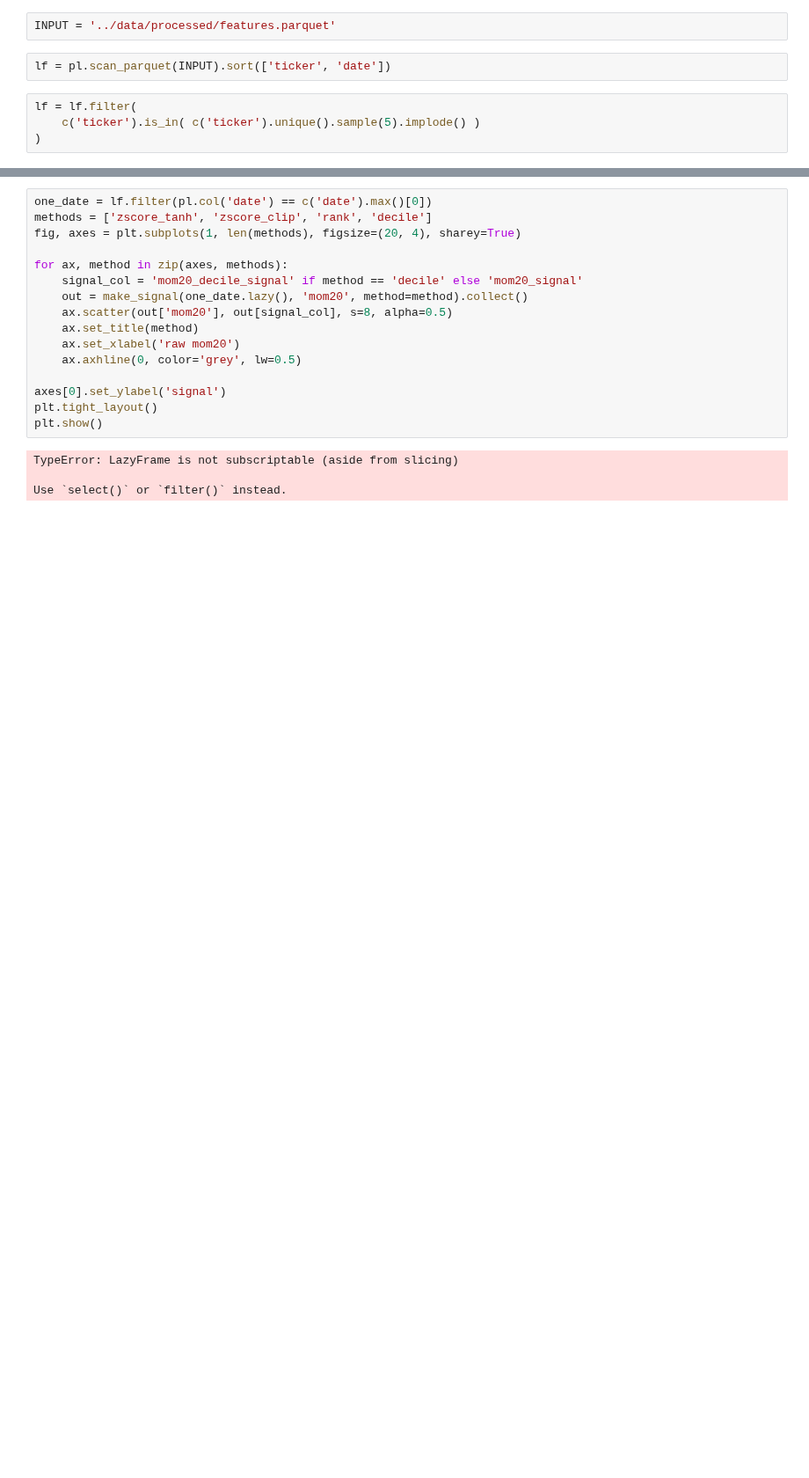
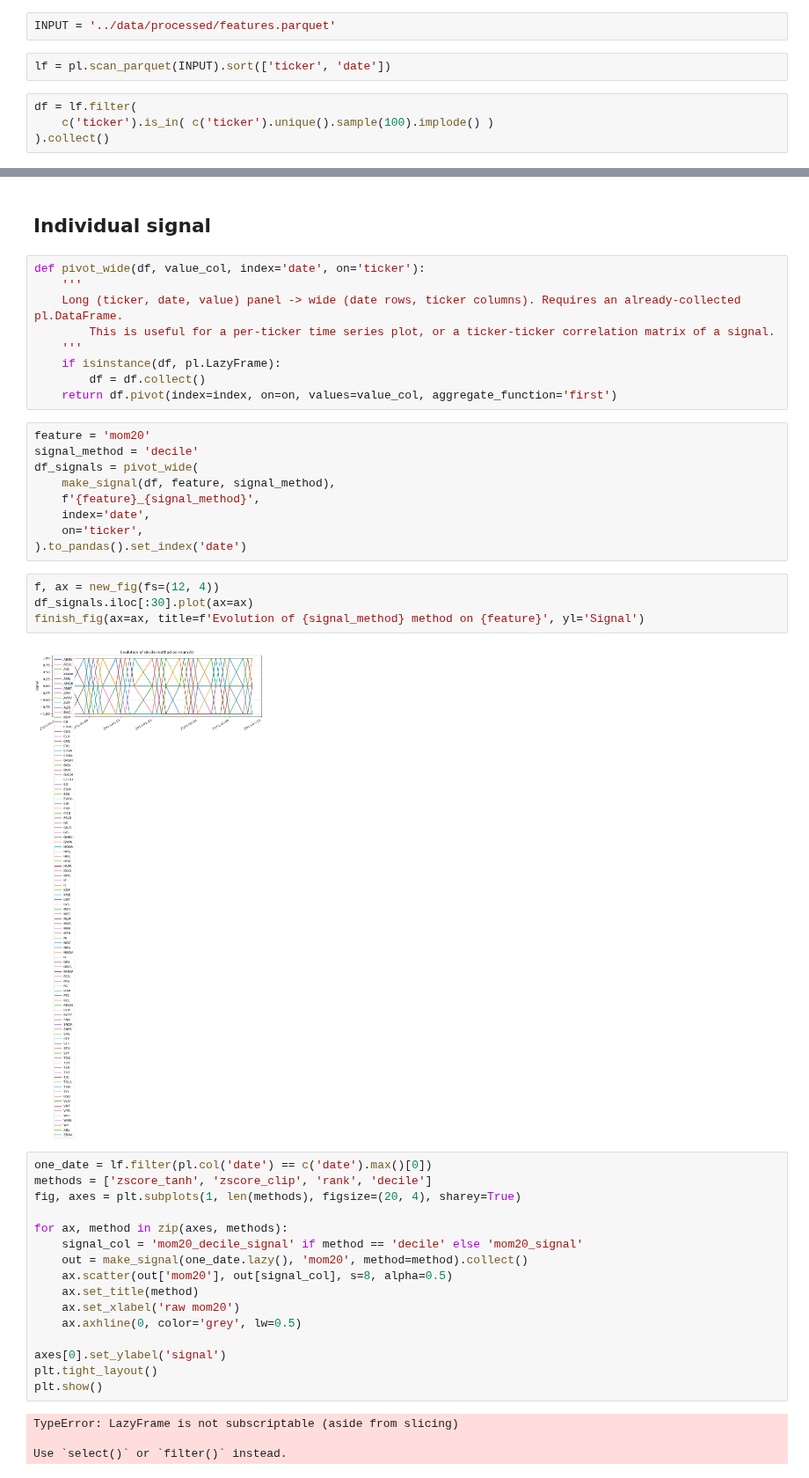
Before and after one commit to qlemoal/quant_alpha_lab, a Jupyter notebook: notebooks/inspect_signals.ipynb, the cells around one changed output, grey strips where cells are left out. Shown at 88% size. Drawn from its saved outputs; the diff is of its cells as text; blank space fills up the shorter version.

Commit message:
Finished test_transforms.py, improved signals. inspect_transforms.ipynb to finish.

```diff
--- a/notebooks/inspect_signals.ipynb
+++ b/notebooks/inspect_signals.ipynb
@@ -9,6 +12,6 @@ INPUT = '../data/processed/features.parquet'
 # %%
 lf = pl.scan_parquet(INPUT).sort(['ticker', 'date'])
 # %%
-lf = lf.filter(
-    c('ticker').is_in( c('ticker').unique().sample(5).implode() )
-)
+df = lf.filter(
+    c('ticker').is_in( c('ticker').unique().sample(100).implode() )
+).collect()
@@ -37,3 +18,29 @@ lf = lf.filter(
+# %% [markdown]
+## Individual signal
+# %%
+def pivot_wide(df, value_col, index='date', on='ticker'):
+    '''
+    Long (ticker, date, value) panel -> wide (date rows, ticker columns). Requires an already-collected pl.DataFrame.
+        This is useful for a per-ticker time series plot, or a ticker-ticker correlation matrix of a signal.
+    '''
+    if isinstance(df, pl.LazyFrame):
+        df = df.collect()
+    return df.pivot(index=index, on=on, values=value_col, aggregate_function='first')
+# %%
+feature = 'mom20'
+signal_method = 'decile'
+df_signals = pivot_wide(
+    make_signal(df, feature, signal_method),
+    f'{feature}_{signal_method}',
+    index='date',
+    on='ticker',
+).to_pandas().set_index('date')
+# %%
+f, ax = new_fig(fs=(12, 4))
+df_signals.iloc[:30].plot(ax=ax)
+finish_fig(ax=ax, title=f'Evolution of {signal_method} method on {feature}', yl='Signal')
+# %% [output]
+[figure, added]
 # %%
 one_date = lf.filter(pl.col('date') == c('date').max()[0])
 methods = ['zscore_tanh', 'zscore_clip', 'rank', 'decile']
```
Also changed, not shown: parts of 2 cells of this notebook, 5 other files.
